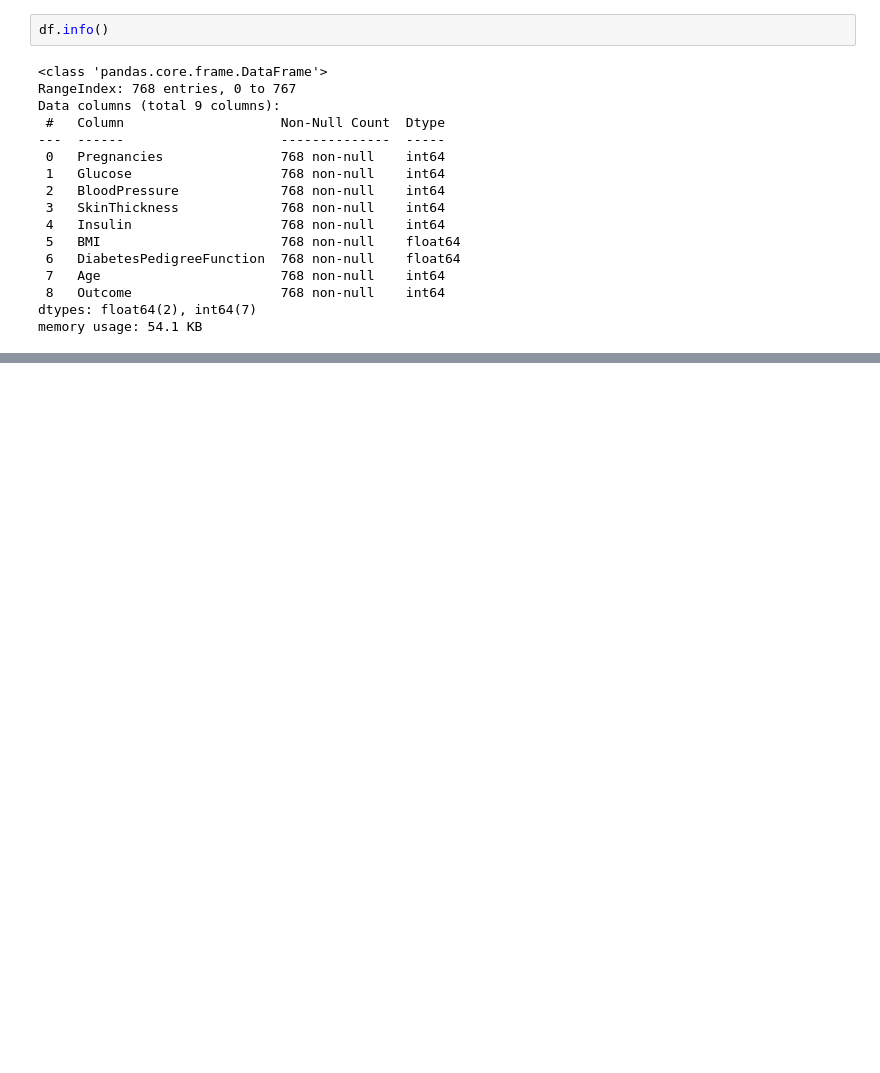
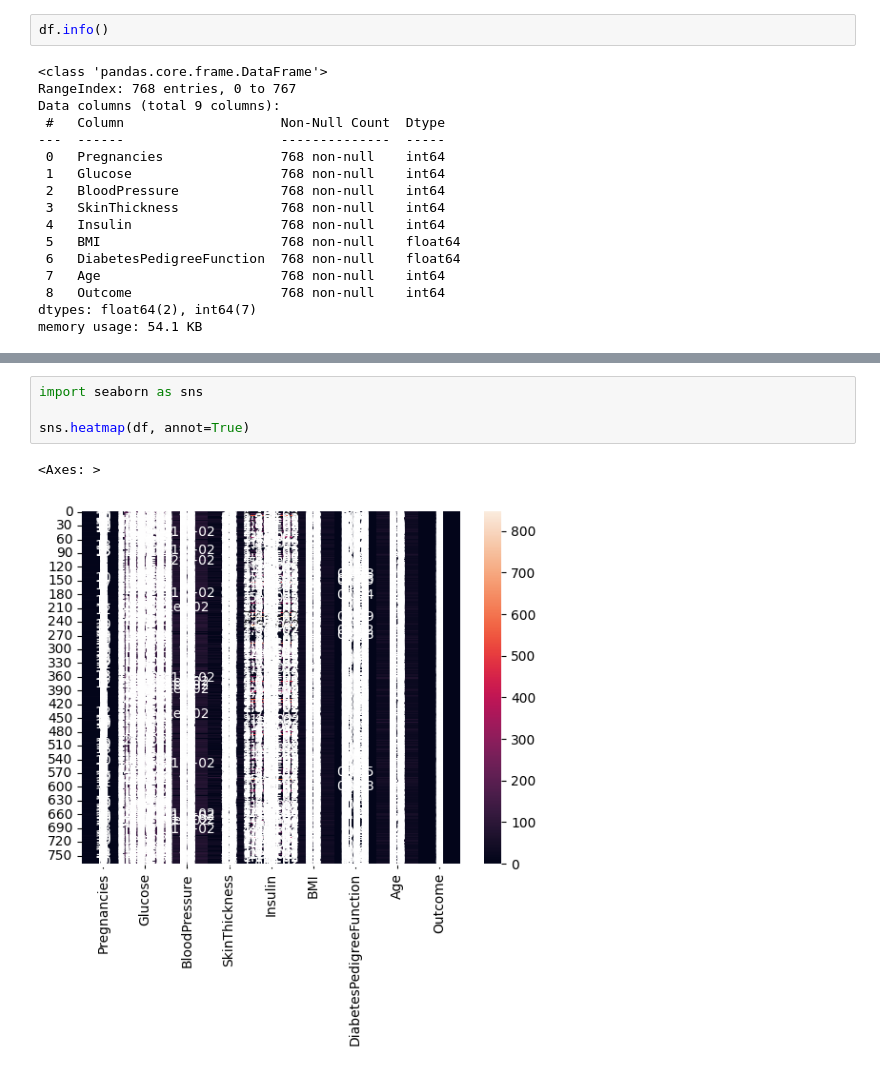
Before and after one commit to rajendra195/ds_project, a Jupyter notebook: diabeties_classification.ipynb, the cells around one changed output, grey strips where cells are left out. Drawn from its saved outputs; the diff is of its cells as text; blank space fills up the shorter version.

```diff
--- a/diabeties_classification.ipynb
+++ b/diabeties_classification.ipynb
@@ -73,3 +75,10 @@ df.describe()
 | 50% | 3.000000 | 117.000000 | 72.000000 | 23.000000 | 30.500000 | 32.000000 | 0.372500 | 29.000000 | ... |
 | 75% | 6.000000 | 140.250000 | 80.000000 | 32.000000 | 127.250000 | 36.600000 | 0.626250 | 41.000000 | ... |
 | max | 17.000000 | 199.000000 | 122.000000 | 99.000000 | 846.000000 | 67.100000 | 2.420000 | 81.000000 | ... |
+# %%
+import seaborn as sns
+
+sns.heatmap(df, annot=True)
+# %% [output]
+<Axes: >
+[figure, added]
```
Also changed, not shown: parts of 7 cells of this notebook, 1 other file.
